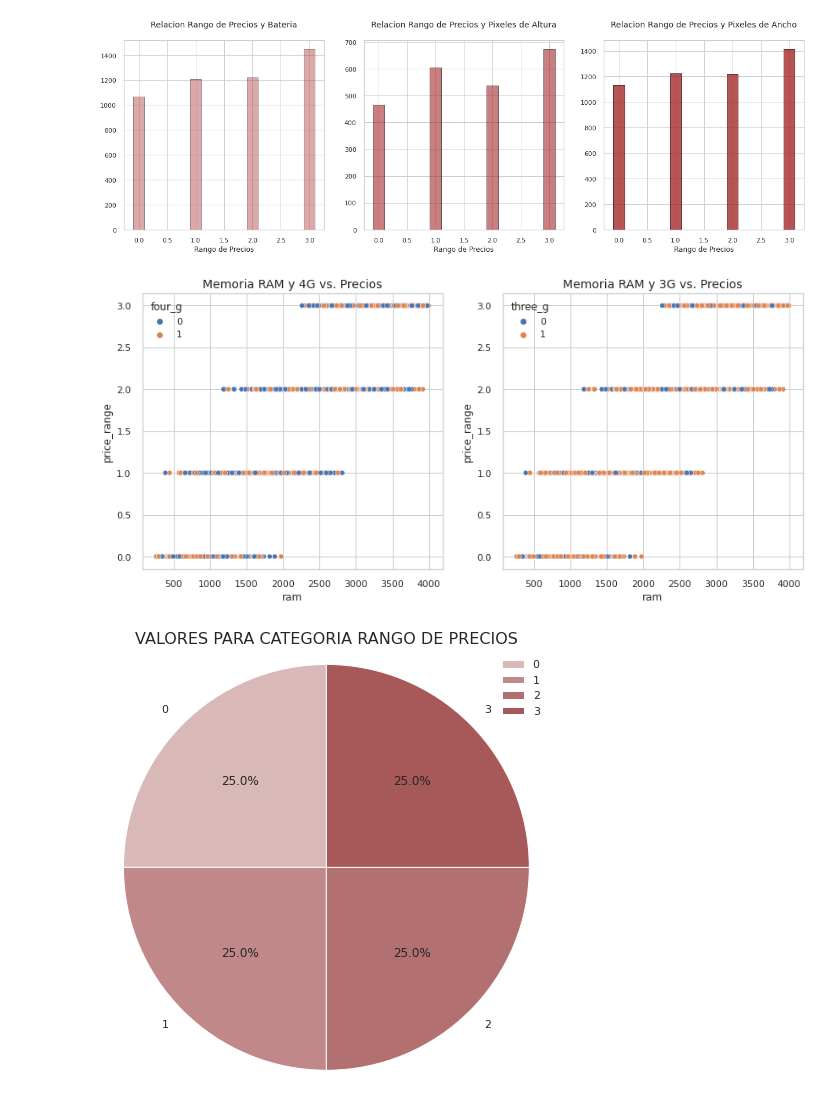
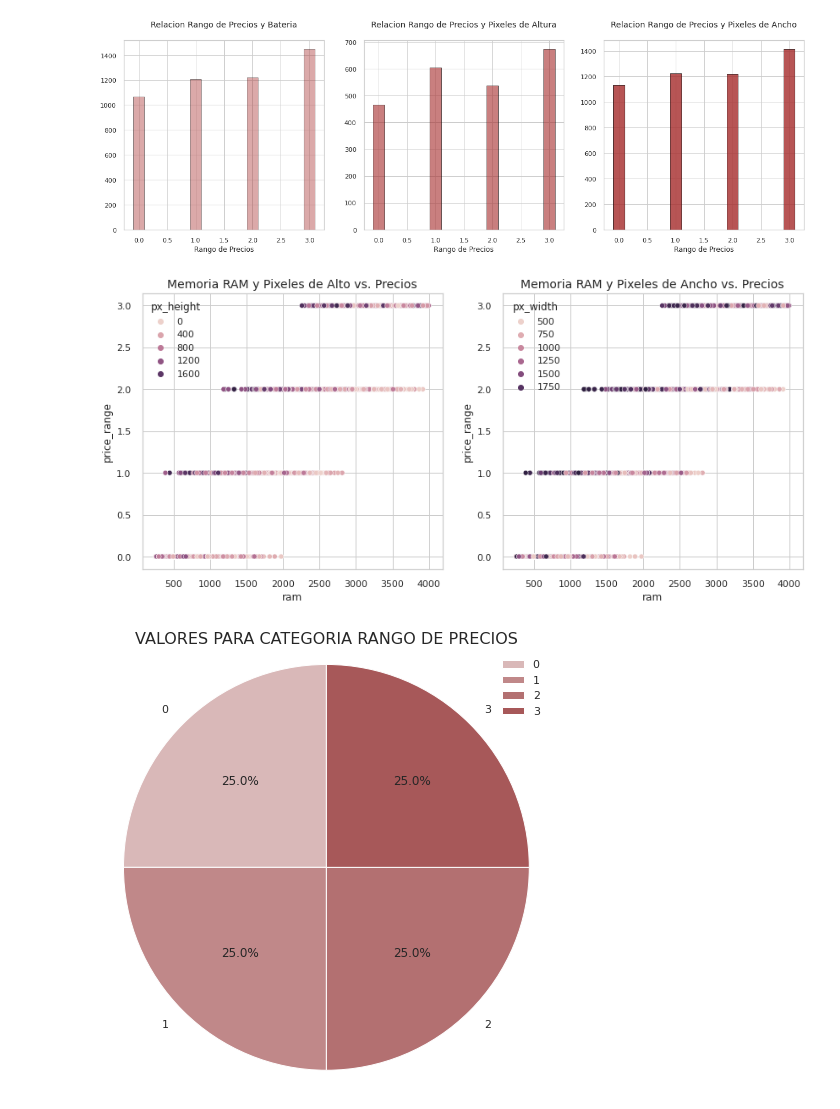
Before and after one commit to jcpalaciosb/Clasificacion_de_Precios, a Jupyter notebook: Mobile_Price_Classification_P3.ipynb, the cells around one changed output. Cells and saved outputs as stored; diff of their text form; code cells hidden in the pictures.

```diff
--- a/Mobile_Price_Classification_P3.ipynb
+++ b/Mobile_Price_Classification_P3.ipynb
@@ -418,19 +418,19 @@ plt.show()
 # %% [output]
 [figure]
 # %%
-# Memoria RAM, 4G y 3G vs. Precios
+# Memoria RAM, Pixeles de alto y ancho vs. Precios
 plt.figure(figsize=(14,6))
 # Subplot 1
 plt.subplot(1, 2, 1);
-plt.title('Memoria RAM y 4G vs. Precios', fontsize = 14);
-sns.scatterplot(data=df, x='ram', y='price_range', hue="four_g");
+plt.title('Memoria RAM y Pixeles de Alto vs. Precios', fontsize = 14);
+sns.scatterplot(data=df, x='ram', y='price_range', hue="px_height");
 # Subplot 2
 plt.subplot(1, 2, 2);
-plt.title('Memoria RAM y 3G vs. Precios', fontsize = 14);
-sns.scatterplot(data=df, x='ram', y='price_range', hue="three_g");
+plt.title('Memoria RAM y Pixeles de Ancho vs. Precios', fontsize = 14);
+sns.scatterplot(data=df, x='ram', y='price_range', hue="px_width");
 plt.show()
 # %% [output]
-[figure, old version]
+[figure, new version]
 # %%
 # visualizacion del Reparto de Valores de price_range
 valor = df['price_range'].unique()
```
Also changed, not shown: parts of 8 cells of this notebook.
